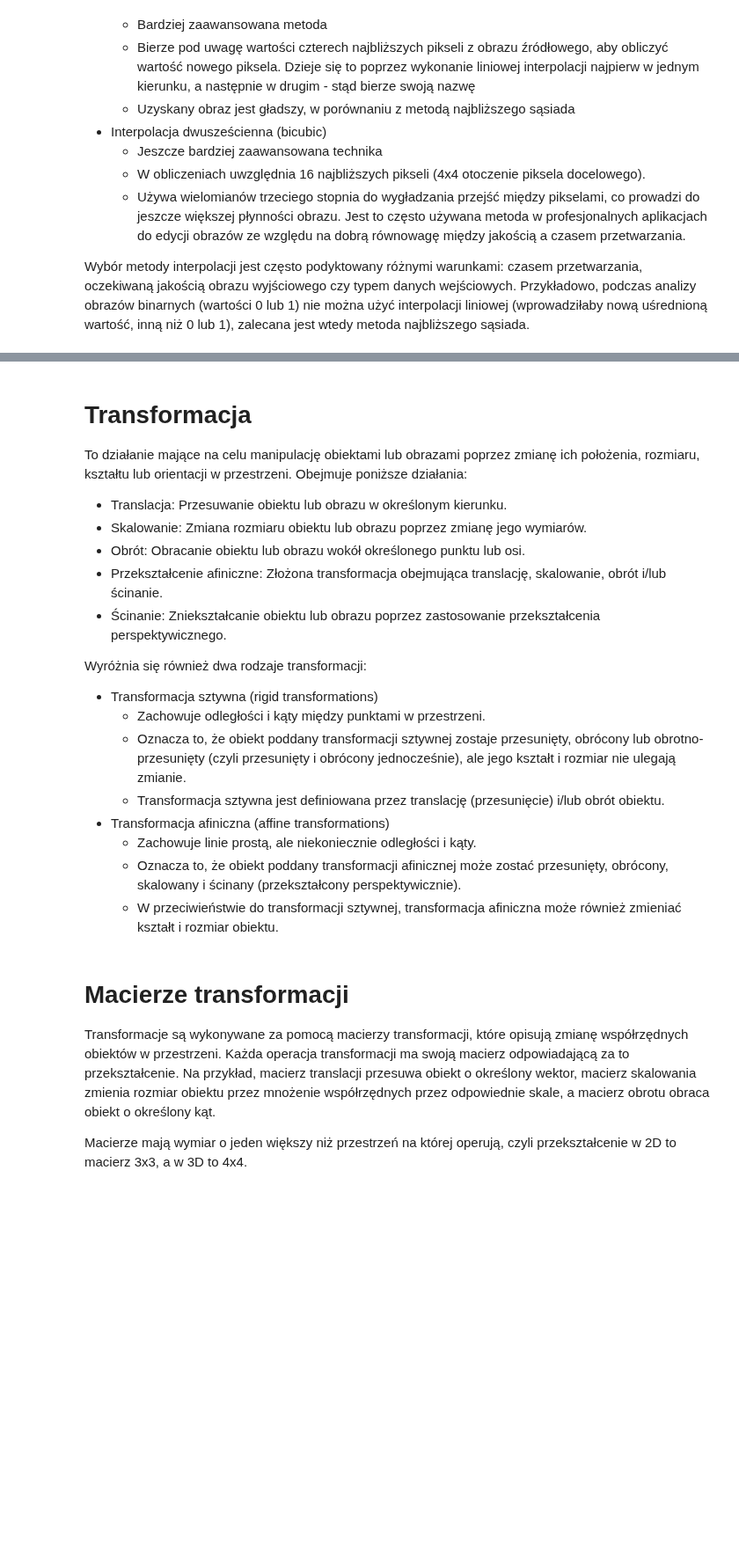
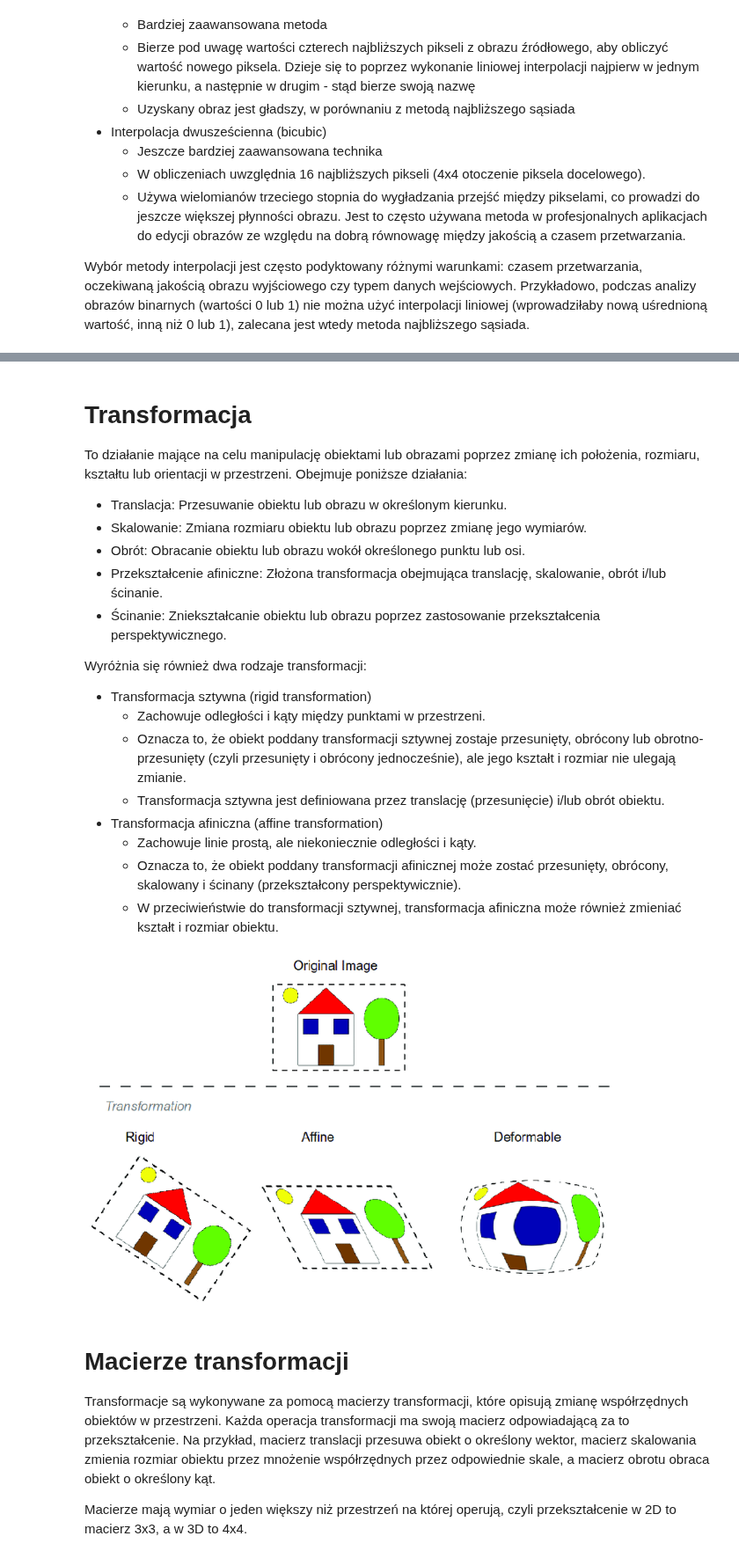
Before and after one commit to aflorkowska/Image-Processing, a Jupyter notebook: PL/8_Interpolacja i macierze transformacji.ipynb, the cells around one changed output, grey strips where cells are left out. Shown at 88% size. Cells and saved outputs as stored; diff of their text form; code cells hidden in the pictures; blank space fills up the shorter version.

```diff
--- a/PL/8_Interpolacja i macierze transformacji.ipynb
+++ b/PL/8_Interpolacja i macierze transformacji.ipynb
@@ -46,11 +109,11 @@ To działanie mające na celu manipulację obiektami lub obrazami poprzez zmian
 * Ścinanie: Zniekształcanie obiektu lub obrazu poprzez zastosowanie przekształcenia perspektywicznego.
 
 Wyróżnia się również dwa rodzaje transformacji:
-- Transformacja sztywna (rigid transformations)
+- Transformacja sztywna (rigid transformation)
   * Zachowuje odległości i kąty między punktami w przestrzeni.
   * Oznacza to, że obiekt poddany transformacji sztywnej zostaje przesunięty, obrócony lub obrotno-przesunięty (czyli przesunięty i obrócony jednocześnie), ale jego kształt i rozmiar nie ulegają zmianie.
   * Transformacja sztywna jest definiowana przez translację (przesunięcie) i/lub obrót obiektu.
-- Transformacja afiniczna (affine transformations)
+- Transformacja afiniczna (affine transformation)
   * Zachowuje linie prostą, ale niekoniecznie odległości i kąty.
   * Oznacza to, że obiekt poddany transformacji afinicznej może zostać przesunięty, obrócony, skalowany i ścinany (przekształcony perspektywicznie).
   * W przeciwieństwie do transformacji sztywnej, transformacja afiniczna może również zmieniać kształt i rozmiar obiektu.
@@ -59,3 +120,8 @@ Wyróżnia się również dwa rodzaje transformacji:
+# %%
+Image(filename=".././images/8_1.png", width=600)
+# Source: https://www.researchgate.net/figure/Three-types-of-transformations-visualized-in-2D-rigid-affine-and-deformable-Rigid_fig8_279825250
+# %% [output]
+[figure, added]
 # %% [markdown]
 # Macierze transformacji
 Transformacje są wykonywane za pomocą macierzy transformacji, które opisują zmianę współrzędnych obiektów w przestrzeni. Każda operacja transformacji ma swoją macierz odpowiadającą za to przekształcenie. Na przykład, macierz translacji przesuwa obiekt o określony wektor, macierz skalowania zmienia rozmiar obiektu przez mnożenie współrzędnych przez odpowiednie skale, a macierz obrotu obraca obiekt o określony kąt.
```
Also changed, not shown: parts of 6 cells of this notebook, 1 other file.
